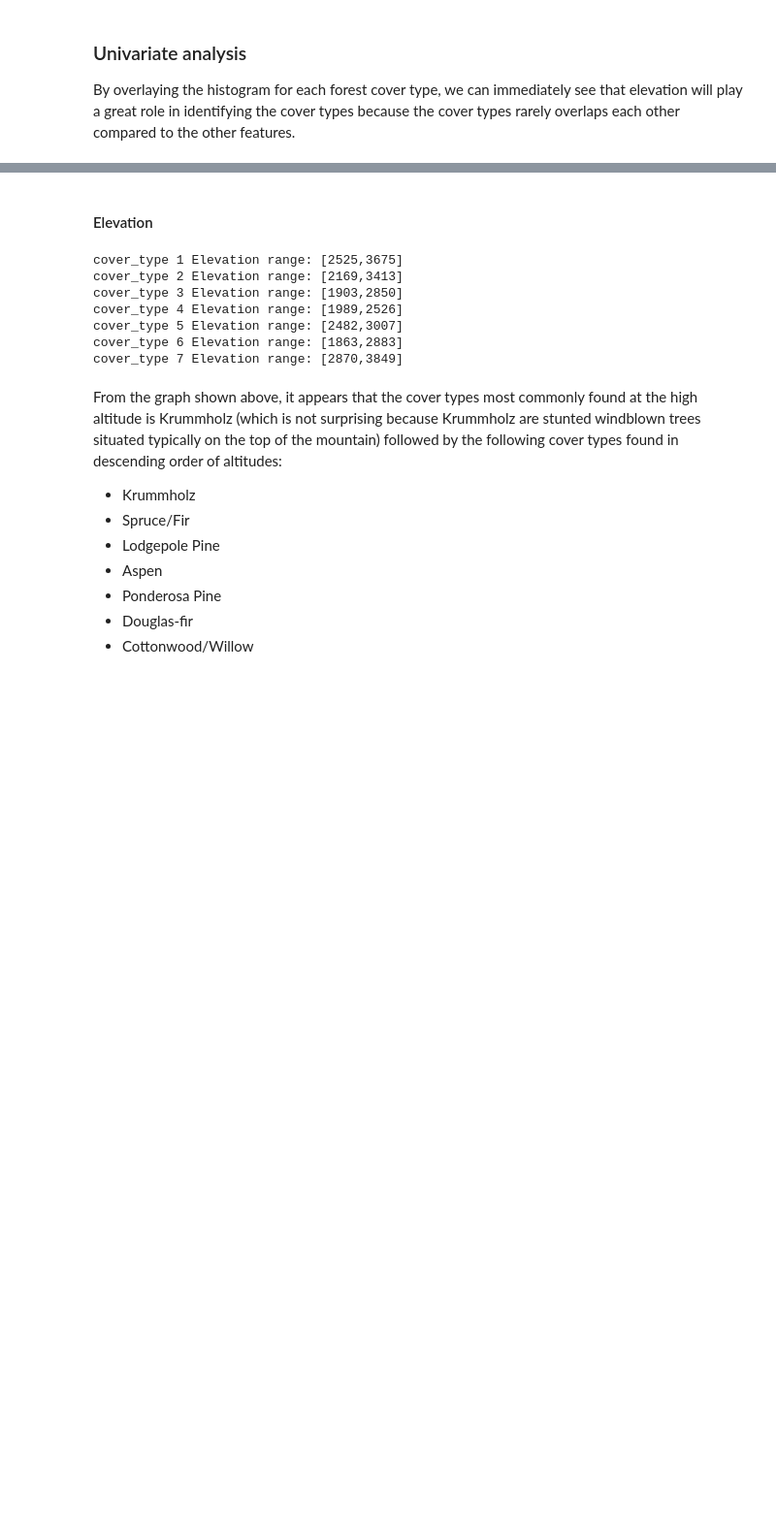
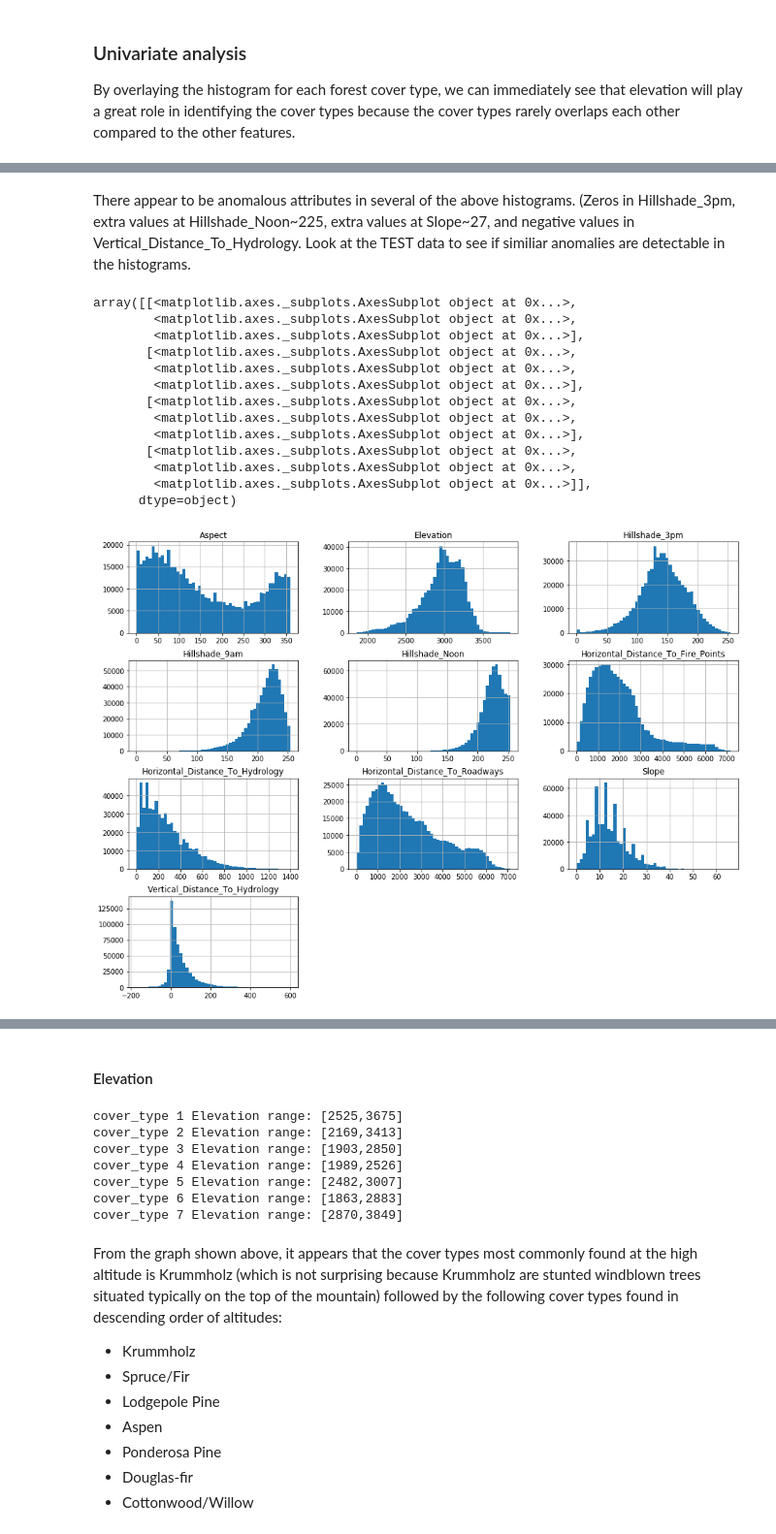
Before and after one commit to tiffapedia/w207-final, a Jupyter notebook: DivyaGorantla_RamIyer_TiffanyJaya_SteveSanders.ipynb, the cells around one changed output, grey strips where cells are left out. Shown at 97% size. Saved outputs shown, nothing was run; the diff lists cells and outputs as text; code cells hidden in the pictures; blank space fills up the shorter version.

```diff
--- a/DivyaGorantla_RamIyer_TiffanyJaya_SteveSanders.ipynb
+++ b/DivyaGorantla_RamIyer_TiffanyJaya_SteveSanders.ipynb
@@ -431,0 +434,20 @@ array([[<matplotlib.axes._subplots.AxesSubplot object at 0x...>,
+# %% [markdown]
+There appear to be anomalous attributes in several of the above histograms.  (Zeros in Hillshade_3pm, extra values at Hillshade_Noon~225, extra values at Slope~27, and negative values in Vertical_Distance_To_Hydrology.  Look at the TEST data to see if similiar anomalies are detectable in the histograms.
+# %%
+# Look at the continuous features in the TEST data
+test.iloc[:,:10].hist(figsize=(16,12),bins=50)
+# %% [output]
+array([[<matplotlib.axes._subplots.AxesSubplot object at 0x...>,
+        <matplotlib.axes._subplots.AxesSubplot object at 0x...>,
+        <matplotlib.axes._subplots.AxesSubplot object at 0x...>],
+       [<matplotlib.axes._subplots.AxesSubplot object at 0x...>,
+        <matplotlib.axes._subplots.AxesSubplot object at 0x...>,
+        <matplotlib.axes._subplots.AxesSubplot object at 0x...>],
+       [<matplotlib.axes._subplots.AxesSubplot object at 0x...>,
+        <matplotlib.axes._subplots.AxesSubplot object at 0x...>,
+        <matplotlib.axes._subplots.AxesSubplot object at 0x...>],
+       [<matplotlib.axes._subplots.AxesSubplot object at 0x...>,
+        <matplotlib.axes._subplots.AxesSubplot object at 0x...>,
+        <matplotlib.axes._subplots.AxesSubplot object at 0x...>]],
+      dtype=object)
+[figure, added]
```
Also changed, not shown: parts of 12 cells of this notebook.
